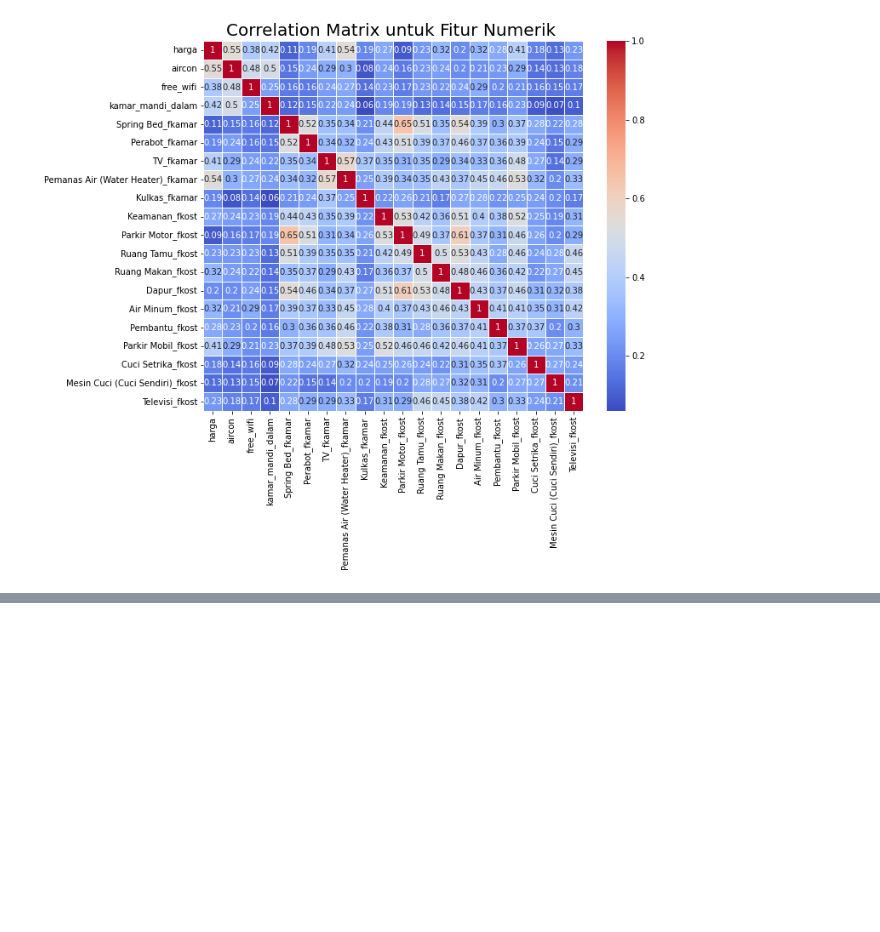
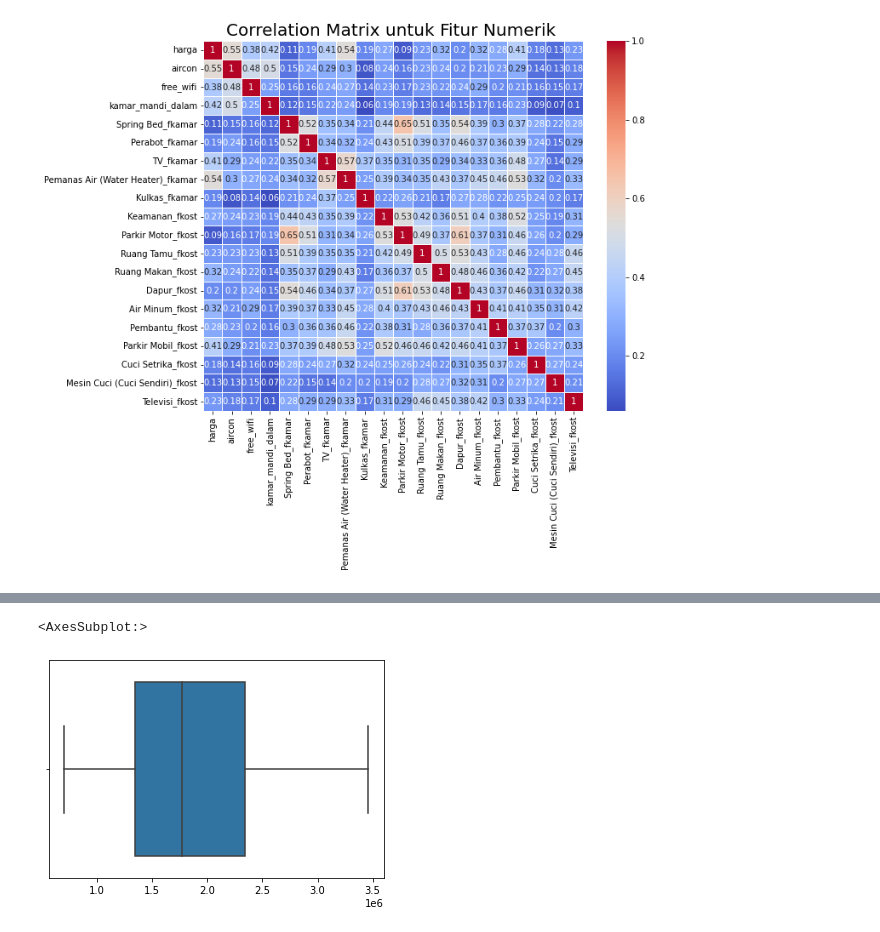
Before and after one commit to IrfanChairurrachman/regression-kost-pricing, a Jupyter notebook: pricing.ipynb, the cells around one changed output, grey strips where cells are left out. Cells and saved outputs as stored; diff of their text form; code cells hidden in the pictures; blank space fills up the shorter version.

```diff
--- a/pricing.ipynb
+++ b/pricing.ipynb
@@ -288,0 +448,5 @@ Text(0.5, 1.0, 'Correlation Matrix untuk Fitur Numerik ')
+# %%
+sns.boxplot(x=knn.predict(X_train))
+# %% [output]
+<AxesSubplot:>
+[figure, added]
```
Also changed, not shown: parts of 20 cells of this notebook.
